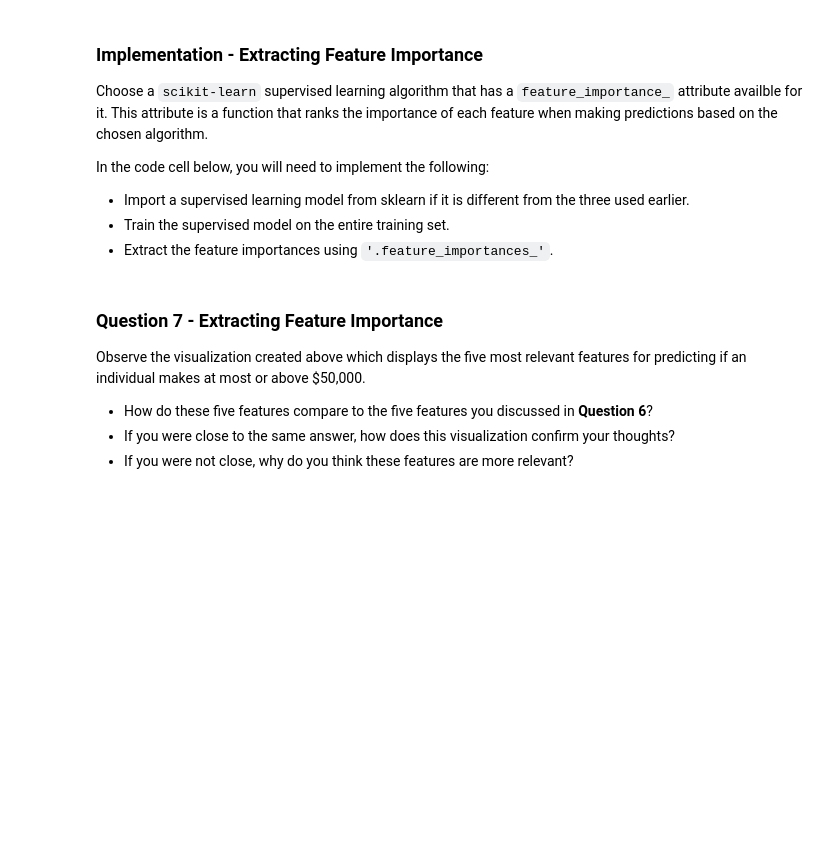
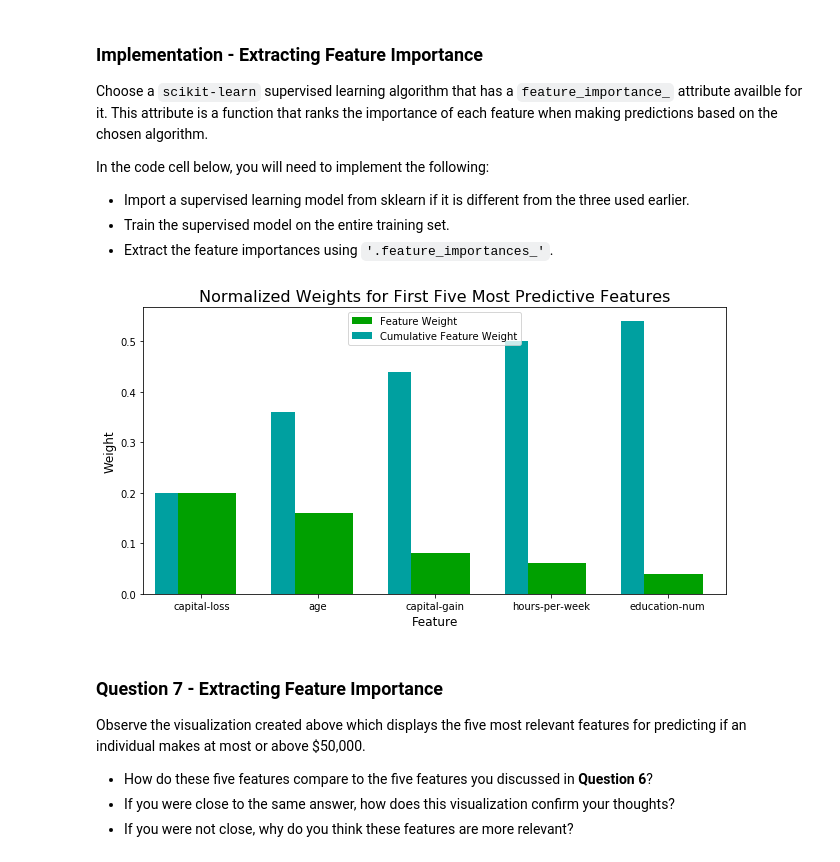
Before and after one commit to sahild22/DataScientistNanoDegree, a Jupyter notebook: p1_charityml/finding_donors.ipynb, the cells around one changed output. Cells and saved outputs as stored; diff of their text form; code cells hidden in the pictures; blank space fills up the shorter version.

```diff
--- a/p1_charityml/finding_donors.ipynb
+++ b/p1_charityml/finding_donors.ipynb
@@ -532,16 +555,18 @@ In the code cell below, you will need to implement the following:
  - Extract the feature importances using `'.feature_importances_'`.
 # %%
 # TODO: Import a supervised learning model that has 'feature_importances_'
-
+clf = AdaBoostClassifier(random_state = 231)
 
 # TODO: Train the supervised model on the training set using .fit(X_train, y_train)
-model = None
+model = clf.fit(X_train, y_train)
 
 # TODO: Extract the feature importances using .feature_importances_
-importances = None
+importances = clf.feature_importances_
 
 # Plot
 vs.feature_plot(importances, X_train, y_train)
+# %% [output]
+[figure, added]
 # %% [markdown]
 ### Question 7 - Extracting Feature Importance
 
```
Also changed, not shown: parts of 10 cells of this notebook.
